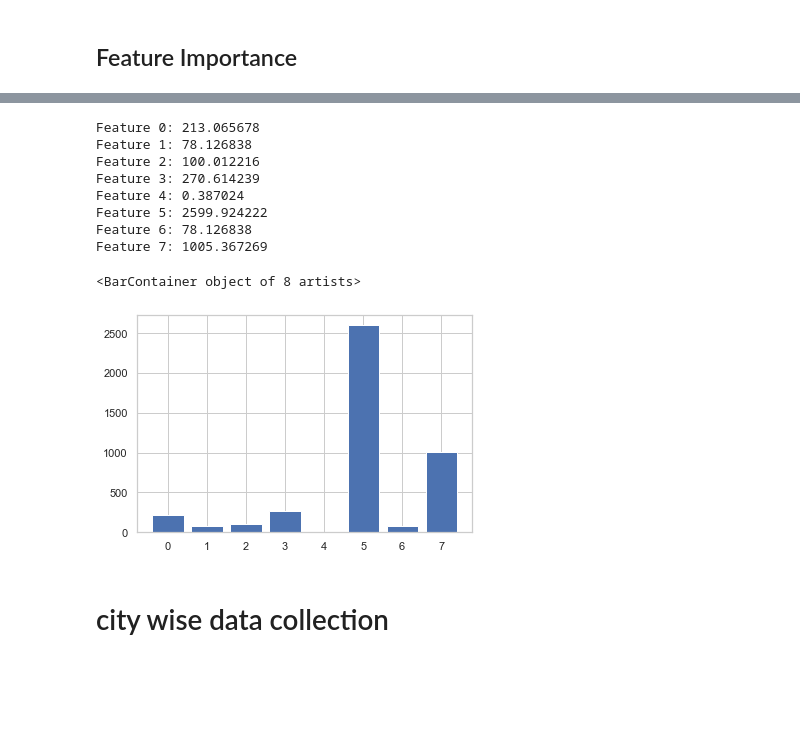
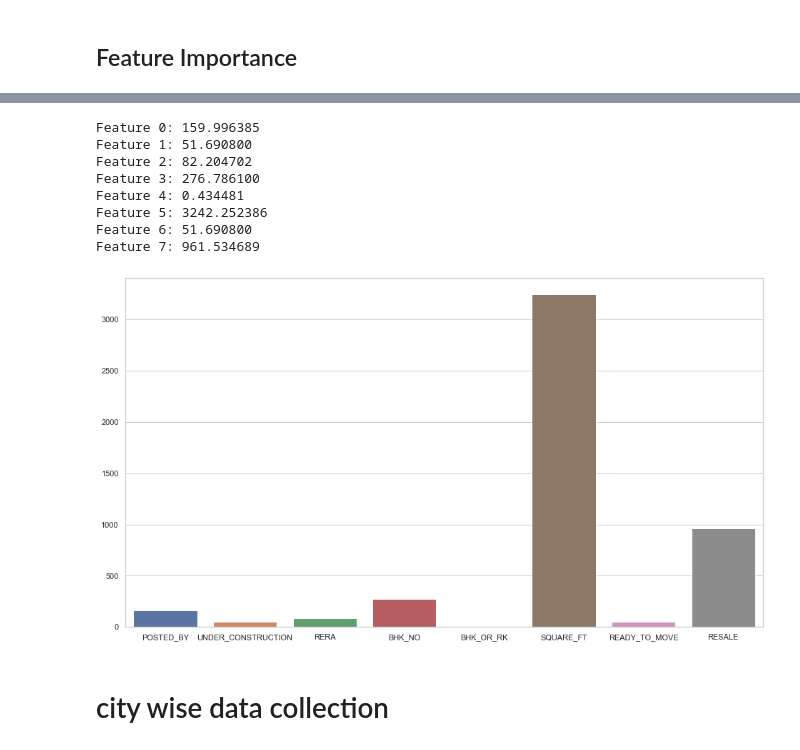
Before and after one commit to ethender/masterssemsterc, a Jupyter notebook: pricesprediction.ipynb, the cells around one changed output, grey strips where cells are left out. Drawn from its saved outputs; the diff is of its cells as text; code cells hidden in the pictures; blank space fills up the shorter version.

```diff
--- a/pricesprediction.ipynb
+++ b/pricesprediction.ipynb
@@ -849,21 +858,27 @@ fs.fit(x_train,y_train)
 x_train_fs = fs.transform(x_train)
 x_test_fs = fs.transform(x_test)
 # %%
+plt.figure(figsize=(16,9))
 for i in range(len(fs.scores_)):
     print('Feature %d: %f'%(i,fs.scores_[i]))
 
-plt.bar([i for i in range(len(fs.scores_))],fs.scores_)
+#plt.bar([i for i in range(len(fs.scores_))],fs.scores_)
+#plt.bar(fs.scores_)
+columns = ['POSTED_BY','UNDER_CONSTRUCTION','RERA','BHK_NO','BHK_OR_RK','SQUARE_FT','READY_TO_MOVE','RESALE']
+#plt.legend(['POSTED_BY','UNDER_CONSTRUCTION','RERA','BHK_NO','BHK_OR_RK','SQUARE_FT','READY_TO_MOVE','RESALE'])
+
+sns.barplot(x=columns,y=fs.scores_)
+plt.savefig('featureimportance.svg',bbox_inches='tight')
 # %% [output]
-Feature 0: 213.065678
-Feature 1: 78.126838
-Feature 2: 100.012216
-Feature 3: 270.614239
-Feature 4: 0.387024
-Feature 5: 2599.924222
-Feature 6: 78.126838
-Feature 7: 1005.367269
+Feature 0: 159.996385
+Feature 1: 51.690800
+Feature 2: 82.204702
+Feature 3: 276.786100
+Feature 4: 0.434481
+Feature 5: 3242.252386
+Feature 6: 51.690800
+Feature 7: 961.534689
-<BarContainer object of 8 artists>
-[figure, old version]
+[figure, new version]
 # %% [markdown]
 # city wise data collection
 # %%
```
Also changed, not shown: parts of 2 cells of this notebook, 1 other file.
